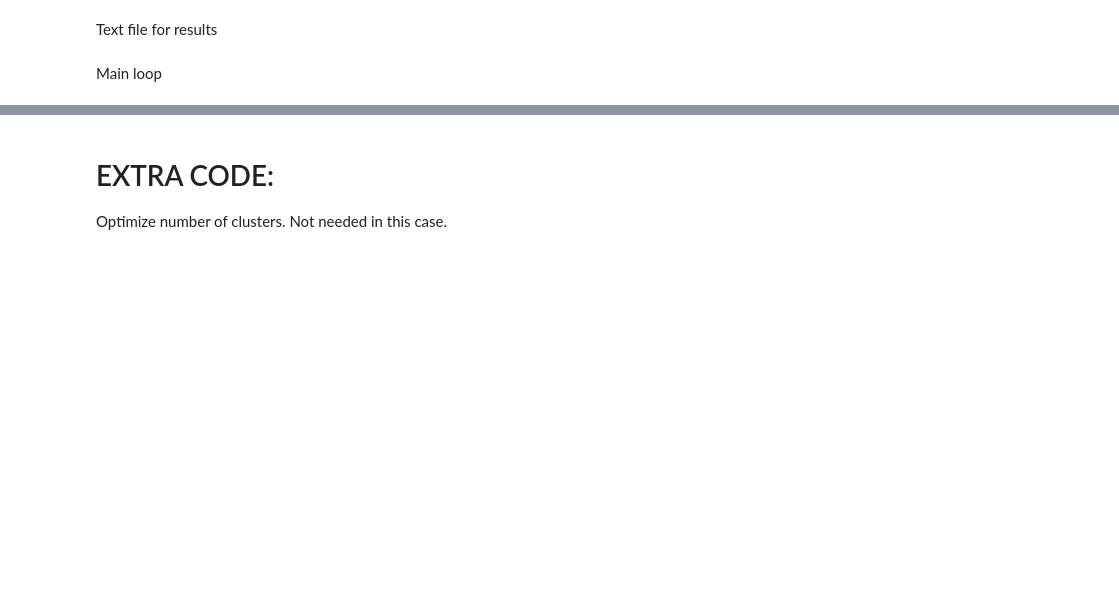
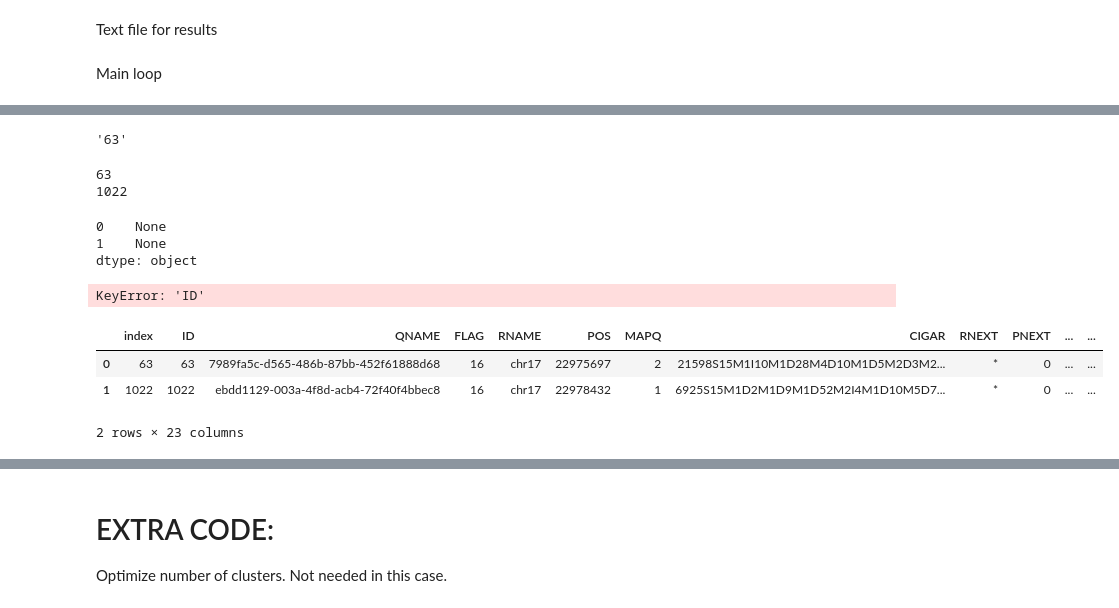
Before and after one commit to aretiandev/bioliquid-nanopore, a Jupyter notebook: read_overlap.ipynb, the cells around one changed output, grey strips where cells are left out. Drawn from its saved outputs; the diff is of its cells as text; code cells hidden in the pictures; blank space fills up the shorter version.

```diff
--- a/read_overlap.ipynb
+++ b/read_overlap.ipynb
@@ -210,6 +239,9 @@ def left_pad_read(read):
         nucleotide_sequence_trimmed = ''.join(nucleotide_sequence[np.abs(start):])
         return nucleotide_sequence_trimmed
 # %%
+# Input: read --> Series
+# Output: nucleotide_sequence_trimmed: String
+
 def right_pad_read(read):
     nucleotide_sequence = list(read['left_padded']) # turn sequence string into a list
     genome_sequence = list(window_ref_genome)
@@ -220,9 +252,11 @@ def right_pad_read(read):
         return read['left_padded'] # read end on the end of the window
 
     elif end > 0: # sequence ends to the left of the bound
-        genome_fill = window_ref_genome[-end:] # select portion of reference genome to pad the right with
+#         genome_fill = window_ref_genome[-end:] # select portion of reference genome to pad the right with
+        genome_fill = genome_sequence[-end:] # select portion of reference genome to pad the right with
         nucleotide_sequence = nucleotide_sequence+genome_fill
         nucleotide_sequence_trimmed = ''.join(nucleotide_sequence) # keep entire sequence
+        return nucleotide_sequence_trimmed
 
     elif end < 0: # sequence ends to the right of the bound
         nucleotide_sequence_trimmed = ''.join(nucleotide_sequence[:end])
@@ -245,9 +281,11 @@ def nucleotide_to_one_hot(nucleotide_sequence):
 
 #nucleotide_to_one_hot('GTCATACX') # uncomment example to see what the encoding does
 # %%
+# Input: read (Series)
 def write_results_to_file(read):
     results_file = open(f"../{runID}-{chromosomeID}.txt","a+")
-    results_file.write(f"{read['ID'],read['kmeans_cls2']}\n")
+    results_file.write(f"{read['ID']},{read['kmeans_cls2']}\n")
+#     results_file.close()
 # %% [markdown]
 Text file for results
 # %%
@@ -260,13 +304,18 @@ Main loop
 # %%
 genome_index_count = 0
 empty_count = 0
+
 for left_bound in range(min(nanopore_reads['POS']),max(nanopore_reads['END_POS']),jump_width):
 
     right_bound = left_bound+window_width
-    genome_index_count = 0
+#     genome_index_count = 0
     window_ref_genome = ref_genome[genome_index_count:genome_index_count+window_width]
+#     genome_index_count + ~23M = left_bound
 
+    print("Identifying if each read is in the window...")
+    # Identify if each read is in the window: True/False
     nanopore_reads['read_filter'] = nanopore_reads.apply(lambda x: check_sliding_window(x), axis=1)
+    # Get them
     window_reads = nanopore_reads.loc[nanopore_reads['read_filter']==True]
     window_reads = window_reads.reset_index()
 
@@ -286,22 +335,28 @@ for left_bound in range(min(nanopore_reads['POS']),max(nanopore_reads['END_POS']
 
     ## If it gets here, there is more than one sequence overlapping in the window (continue algorithm to encoding and clustering steps) ##
 
+    print("Applying padding...")
     window_reads['left_padded'] = window_reads.apply(lambda x: left_pad_read(x), axis=1) # fill reference genome on the left of the read
 
     window_reads['right_padded'] = window_reads.apply(lambda x: right_pad_read(x), axis=1) # fill reference genome on the right of the read
+
     window_reads['final_padded_read'] = window_reads['right_padded']
 
     window_reads['FINAL_SEQ_LEN'] = window_reads['final_padded_read'].apply(lambda x: len(x)) # should always be 5k
 
-    window_reads['one_hot_read_V1'] = window_reads['final_padded_read'].apply(lambda x: nucleotide_to_one_hot(x).flatten())  # apply one-hot encoding V1
+    # not currently used. Should be used if we use the custom one-hot-encoding
+#     window_reads['one_hot_read_V1'] = window_reads['final_padded_read'].apply(lambda x: nucleotide_to_one_hot(x).flatten())  # apply one-hot encoding V1
 
     unique_reads = []
     for index, read in window_reads.iterrows(): # TODO: TRY TO USE LAMBDA FUNCTION IF POSSIBLE
         unique_reads.append(list(read['final_padded_read']))
 
+    # One hot encoder
+    print("Running one hot encoder...")
     X = encoder.fit_transform(unique_reads).toarray()
 
-    from sklearn.decomposition import PCA
+    # PCA
+    print("Runnning PCA...")
     pca = PCA(n_components=2)
     X_pca = pca.fit_transform(X)
 
@@ -315,13 +370,22 @@ for left_bound in range(min(nanopore_reads['POS']),max(nanopore_reads['END_POS']
     X = window_reads[['PCA1','PCA2']]
     X = StandardScaler().fit_transform(X)
 
+    print("Running Kmeans...")
     model = KMeans(n_clusters=2, random_state=42)
     cls2 = model.fit(X)
     window_reads['kmeans_cls2'] = cls2.labels_
 
-    window_reads.apply(lambda x: write_results_to_file(x)) # write results to file
-    results_file.close
+    window_reads.apply(lambda x: write_results_to_file(x), axis=1) # write results to file
+    results_file.close()
 
     genome_index_count += jump_width # move the starting cutoff for the reference genome with the sliding window
-    break
+
+#     print(empty_count)
+
+    # Break after N iterations
+    print(f"genome_index_count: {genome_index_count}")
+    if genome_index_count>2000:
+        break
+
+#     break
 # %% [output]
@@ -329,0 +435,26 @@ TypeError: can only concatenate str (not "list") to str
+# %%
+f"{window_reads.loc[0]['ID']}"
+# %% [output]
+'63'
+# %%
+window_reads.apply(lambda x: write_results_to_file(x), axis=0) # write results to file
+# %% [output]
+63
+1022
+0    None
+1    None
+dtype: object
+# %%
+# DEBUGGING
+# results_file.write(f"{read['ID']},{read['kmeans_cls2']}\n")
+window_reads.apply(lambda x: write_results_to_file(x)) # write results to file
+# results_file.close()
+# %% [output]
+KeyError: 'ID'
+# %%
+window_reads.head()
+# %% [output]
+|  | index | ID | QNAME | FLAG | RNAME | POS | MAPQ | CIGAR | RNEXT | PNEXT | ... | ... |
+| 0 | 63 | 63 | 7989fa5c-d565-486b-87bb-452f61888d68 | 16 | chr17 | 22975697 | 2 | 21598S15M1I10M1D28M4D10M1D5M2D3M2... | * | 0 | ... | ... |
+| 1 | 1022 | 1022 | ebdd1129-003a-4f8d-acb4-72f40f4bbec8 | 16 | chr17 | 22978432 | 1 | 6925S15M1D2M1D9M1D52M2I4M1D10M5D7... | * | 0 | ... | ... |
+2 rows × 23 columns
```
Also changed, not shown: parts of 30 cells of this notebook.
